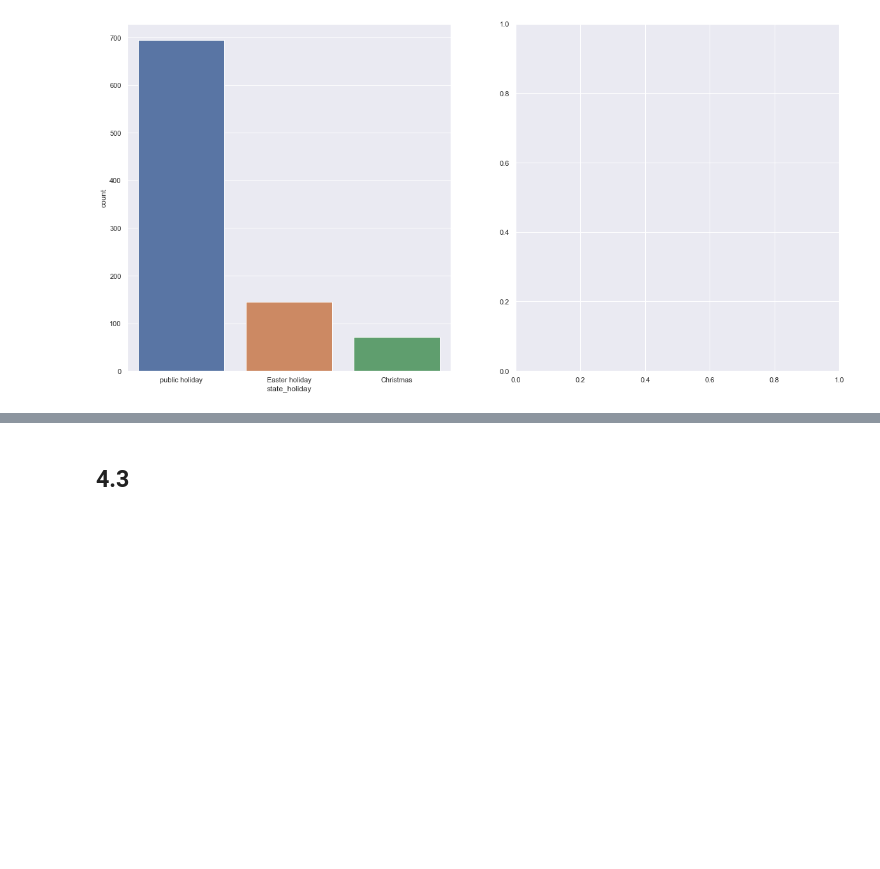
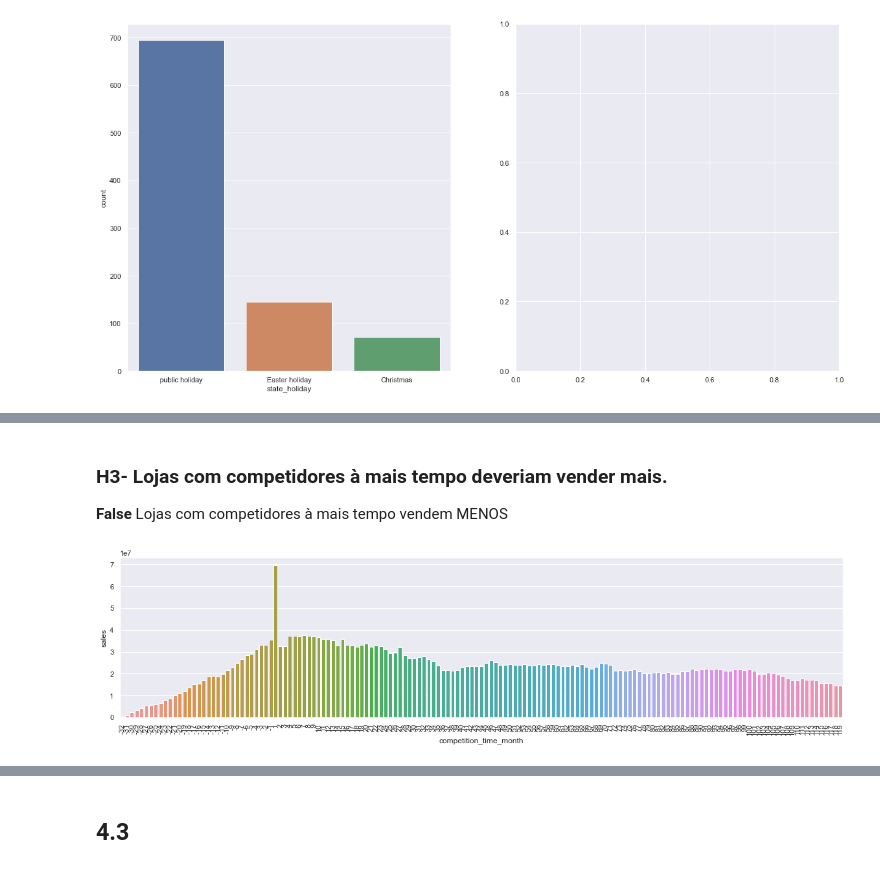
Before and after one commit to brunalimap/Rossmann_Stores, a Jupyter notebook: m04_v01_store_sales_prediction.ipynb, the cells around one changed output, grey strips where cells are left out. Saved outputs shown, nothing was run; the diff lists cells and outputs as text; code cells hidden in the pictures; blank space fills up the shorter version.

```diff
--- a/m04_v01_store_sales_prediction.ipynb
+++ b/m04_v01_store_sales_prediction.ipynb
@@ -552,0 +625,13 @@ sns.kdeplot(df4[df4['state_holiday'] == 'public_holiday']['sales'], label='publi
+# %% [markdown]
+### H3- Lojas com competidores à mais tempo deveriam vender mais.
+**False** Lojas com competidores à mais tempo vendem MENOS
+# %%
+aux01= df4[['competition_time_month', 'sales']].groupby('competition_time_month').sum().reset_index()
+aux02 = aux01[(aux01['competition_time_month'] < 120) & (aux01['competition_time_month'] != 0)]
+
+
+plt.subplot(2,1,1)
+sns.barplot(x='competition_time_month', y='sales', data= aux02);
+plt.xticks(rotation=90);
+# %% [output]
+[figure, added]
```
Also changed, not shown: parts of 38 cells of this notebook.
